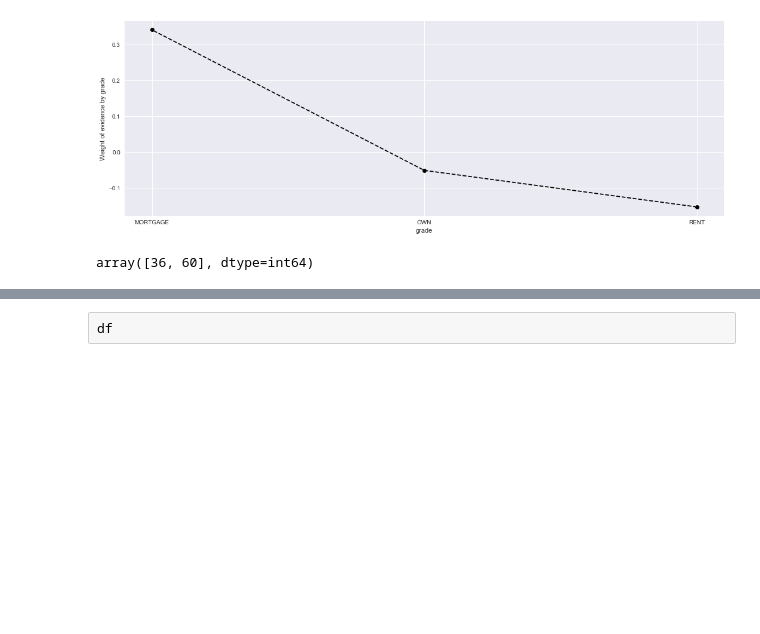
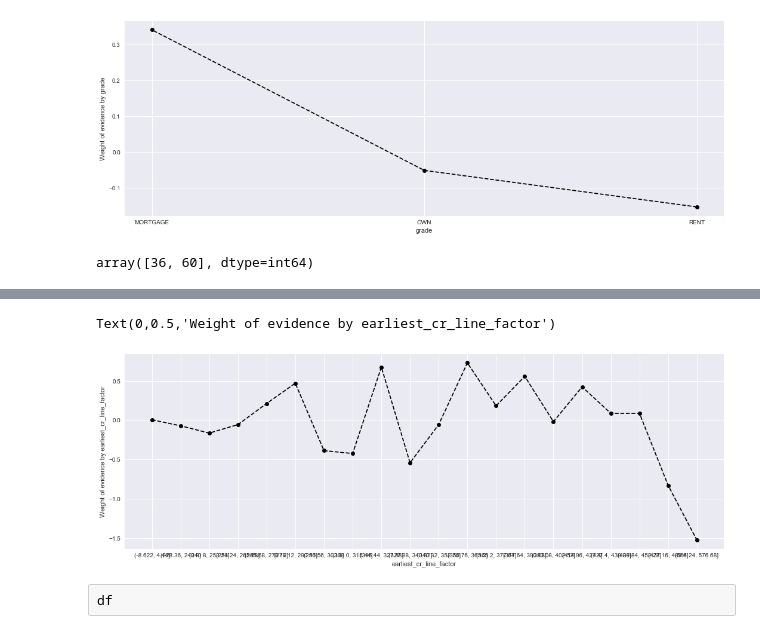
Before and after one commit to rameshbabulakshmanan84/Creditriskmodeeling, a Jupyter notebook: CreditRiskModelling.ipynb, the cells around one changed output, grey strips where cells are left out. Cells and saved outputs as stored; diff of their text form; code cells hidden in the pictures; blank space fills up the shorter version.

```diff
--- a/CreditRiskModelling.ipynb
+++ b/CreditRiskModelling.ipynb
@@ -775,0 +774,7 @@ plot_by_woe(df_temp)
+# %%
+#Categorize the above into 0, 1-4 ,5-8,9-10 as seperate categories
+#caoarseclassing
+df['emp_length:0']=np.where(df['emp_length']==0,1,0)
+df['emp_length:1to4']=np.where(df['emp_length'].isin([1,2,3,4]),1,0)
+df['emp_lenth:5to8']=np.where(df['emp_length'].isin([5,6,7,8]),1,0)
+df['emp_length:910']=np.where(df['emp_length'].isin([9,10]),1,0)
@@ -775,0 +802,5 @@ plot_by_woe(df_temp)
+# %%
+#df['earliest_cr_line'].unique
+#Fine classing
+df['earliest_cr_line_factor']=pd.cut(df['earliest_cr_line'],50)
+df['earliest_cr_line_factor']
@@ -775,0 +825,3 @@ plot_by_woe(df_temp)
+# %%
+#Caculate Woe_Numeric for the above column
+df_temp=woe_numeric(df,'earliest_cr_line_factor','good-bad')
@@ -775,0 +849,11 @@ plot_by_woe(df_temp)
+# %%
+#Apply boolean indexing and view the df without n_obs=0
+temp3=df_temp[df_temp['n-obs']!=0]
+temp3=temp3[temp3['prop_n_bad']!=0]
+temp3=temp3[temp3['prop_n_good']!=0]
+temp3['IV']=temp3['WoE'].sum()
+#Print th updated df
+temp3=temp3.reset_index(drop=True)
+temp3
+#Notice that WoE is inf in many places due to infinity ( divide by zero)
+#temp3.replace([np.inf,-np.inf],0)
@@ -776,2 +878,18 @@ plot_by_woe(df_temp)
+# %%
+#Visualize by calling plot function
+%matplotlib inline
+x=np.array(temp3.iloc[:,0].apply(str))
+y=temp3['WoE']
+plt.figure(figsize=(18,6))
+plt.plot(x,y,marker='o',linestyle='--',color='k')
+#plt.annotate("first cut",xy=(1,0.2),xytext=(1,0.4),arrowprops=dict(facecolor='blue', shrink=0.05))
+#plt.annotate("Second cut",xy=(4,0.4),xytext=(4,0.1),arrowprops=dict(facecolor='green', shrink=0.05))
+#plt.annotate("Third cut",xy=(8,-0.35),xytext=(8.2,-0.4),arrowprops=dict(facecolor='red', shrink=0.05))
+plt.xlabel(temp3.columns[0])
+plt.ylabel("Weight of evidence by " + temp3.columns[0])
+#plt.xticks(rotation=90)
+# %% [output]
+Text(0,0.5,'Weight of evidence by earliest_cr_line_factor')
+[figure, added]
 # %% [raw]
 df
```
Also changed, not shown: parts of 36 cells of this notebook.
